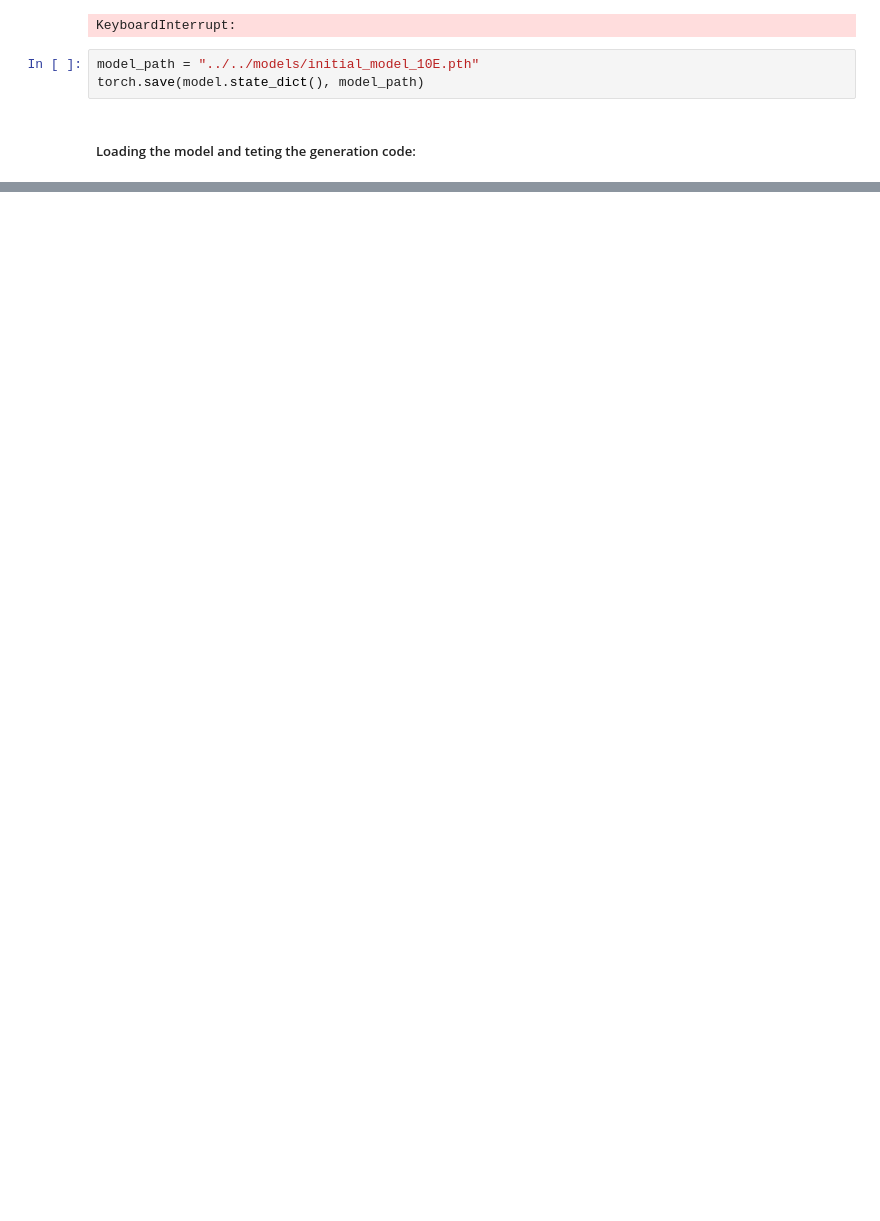
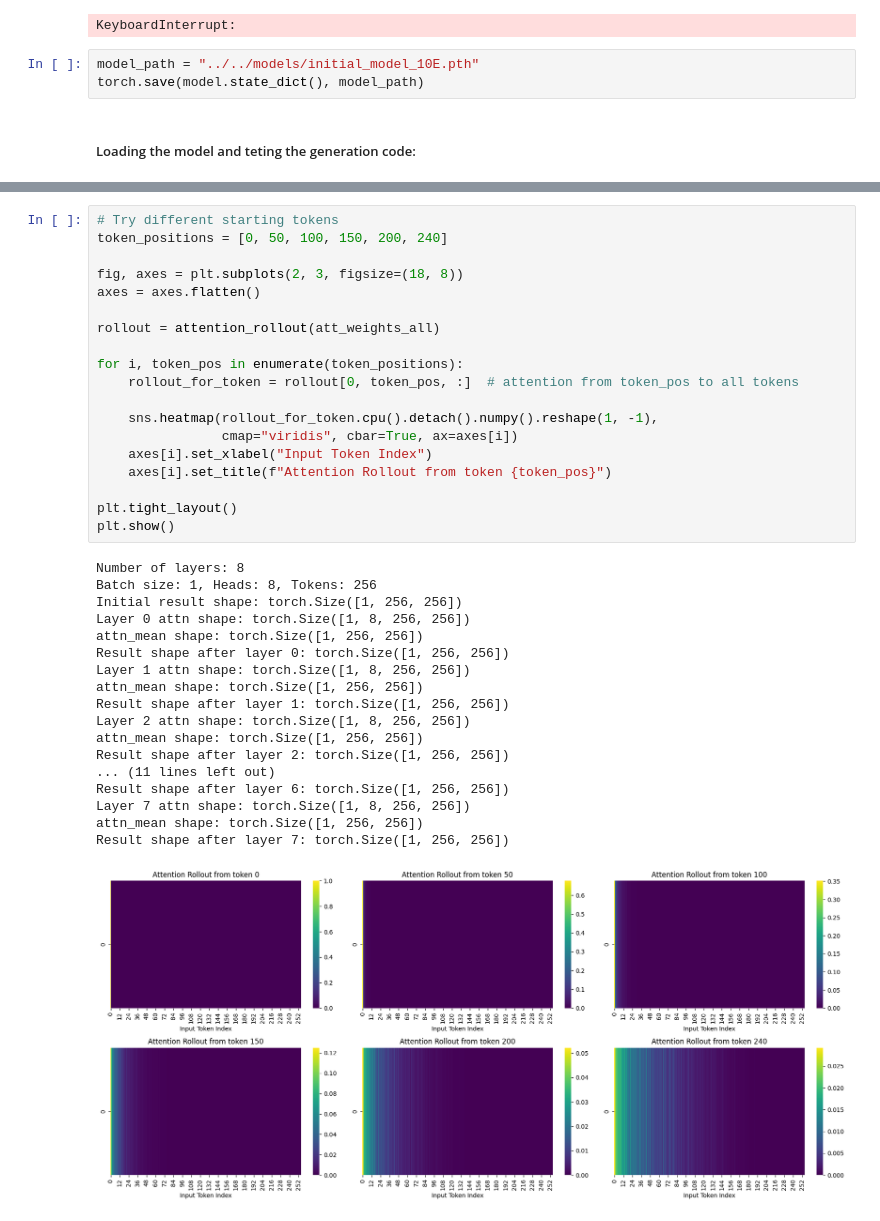
Before and after one commit to sidartchy/language_modeling_transformer_xai, a Jupyter notebook: notebooks/Initial Tries/3. SelfAttention.ipynb, the cells around one changed output, grey strips where cells are left out. Cells and saved outputs as stored; diff of their text form; blank space fills up the shorter version.

```diff
--- a/notebooks/Initial Tries/3. SelfAttention.ipynb
+++ b/notebooks/Initial Tries/3. SelfAttention.ipynb
@@ -321,0 +431,38 @@ model.load_state_dict(state_dict)
+# %%
+# Try different starting tokens
+token_positions = [0, 50, 100, 150, 200, 240]
+
+fig, axes = plt.subplots(2, 3, figsize=(18, 8))
+axes = axes.flatten()
+
+rollout = attention_rollout(att_weights_all)
+
+for i, token_pos in enumerate(token_positions):
+    rollout_for_token = rollout[0, token_pos, :]  # attention from token_pos to all tokens
+
+    sns.heatmap(rollout_for_token.cpu().detach().numpy().reshape(1, -1),
+                cmap="viridis", cbar=True, ax=axes[i])
+    axes[i].set_xlabel("Input Token Index")
+    axes[i].set_title(f"Attention Rollout from token {token_pos}")
+
+plt.tight_layout()
+plt.show()
+# %% [output]
+Number of layers: 8
+Batch size: 1, Heads: 8, Tokens: 256
+Initial result shape: torch.Size([1, 256, 256])
+Layer 0 attn shape: torch.Size([1, 8, 256, 256])
+attn_mean shape: torch.Size([1, 256, 256])
+Result shape after layer 0: torch.Size([1, 256, 256])
+Layer 1 attn shape: torch.Size([1, 8, 256, 256])
+attn_mean shape: torch.Size([1, 256, 256])
+Result shape after layer 1: torch.Size([1, 256, 256])
+Layer 2 attn shape: torch.Size([1, 8, 256, 256])
+attn_mean shape: torch.Size([1, 256, 256])
+Result shape after layer 2: torch.Size([1, 256, 256])
+... (11 lines left out)
+Result shape after layer 6: torch.Size([1, 256, 256])
+Layer 7 attn shape: torch.Size([1, 8, 256, 256])
+attn_mean shape: torch.Size([1, 256, 256])
+Result shape after layer 7: torch.Size([1, 256, 256])
+[figure, added]
```
Also changed, not shown: parts of 23 cells of this notebook, 7 other files.
